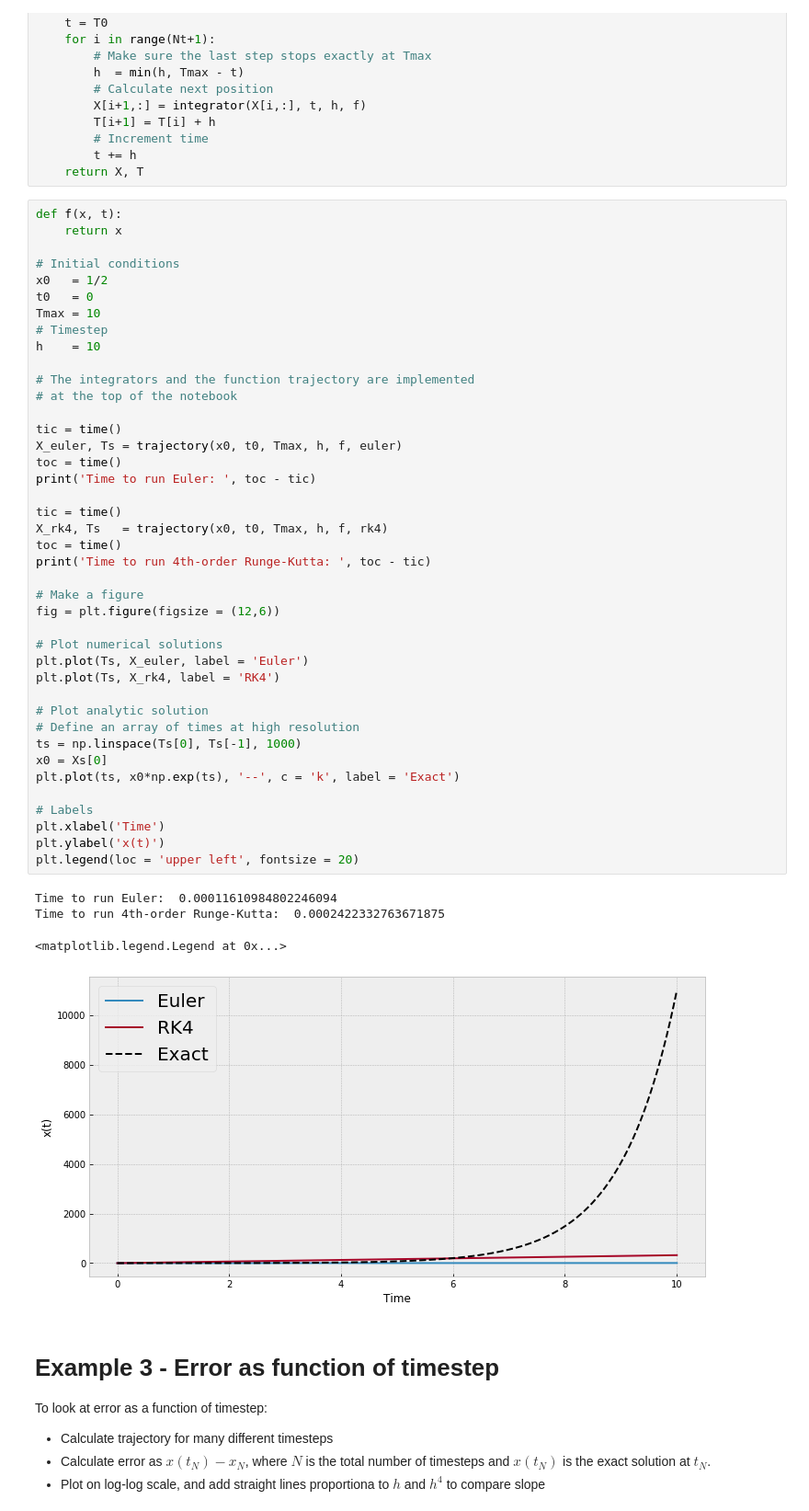
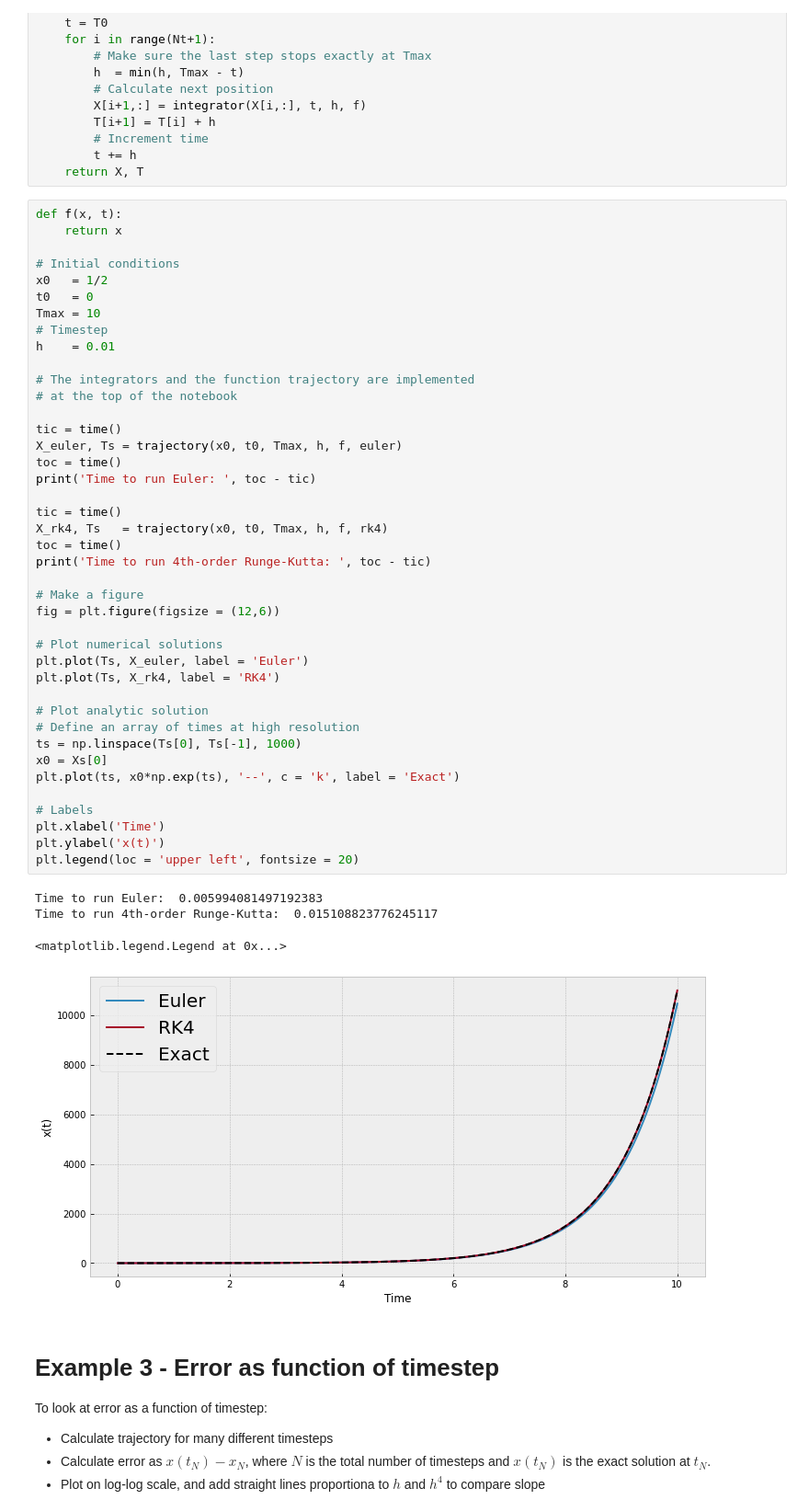
Before and after one commit to nordam/ComputationalPhysics, a Jupyter notebook: Notebooks/9 - Ordinary differential equations.ipynb, the cells around one changed output. Shown at 92% size. Drawn from its saved outputs; the diff is of its cells as text.

```diff
--- a/Notebooks/9 - Ordinary differential equations.ipynb
+++ b/Notebooks/9 - Ordinary differential equations.ipynb
@@ -177,43 +180,43 @@ x0   = 1/2
 t0   = 0
 Tmax = 10
 # Timestep
-h    = 10
+h    = 0.01
 
 # The integrators and the function trajectory are implemented
 # at the top of the notebook
 
 tic = time()
 X_euler, Ts = trajectory(x0, t0, Tmax, h, f, euler)
 toc = time()
 print('Time to run Euler: ', toc - tic)
 
 tic = time()
 X_rk4, Ts   = trajectory(x0, t0, Tmax, h, f, rk4)
 toc = time()
 print('Time to run 4th-order Runge-Kutta: ', toc - tic)
 
 # Make a figure
 fig = plt.figure(figsize = (12,6))
 
 # Plot numerical solutions
 plt.plot(Ts, X_euler, label = 'Euler')
 plt.plot(Ts, X_rk4, label = 'RK4')
 
 # Plot analytic solution
 # Define an array of times at high resolution
 ts = np.linspace(Ts[0], Ts[-1], 1000)
 x0 = Xs[0]
 plt.plot(ts, x0*np.exp(ts), '--', c = 'k', label = 'Exact')
 
 # Labels
 plt.xlabel('Time')
 plt.ylabel('x(t)')
 plt.legend(loc = 'upper left', fontsize = 20)
 # %% [output]
-Time to run Euler:  0.00011610984802246094
-Time to run 4th-order Runge-Kutta:  0.0002422332763671875
+Time to run Euler:  0.005994081497192383
+Time to run 4th-order Runge-Kutta:  0.015108823776245117
 <matplotlib.legend.Legend at 0x...>
-[figure, old version]
+[figure, new version]
 # %% [markdown]
 # Example 3 - Error as function of timestep
 
```
Also changed, not shown: parts of 35 cells of this notebook.
